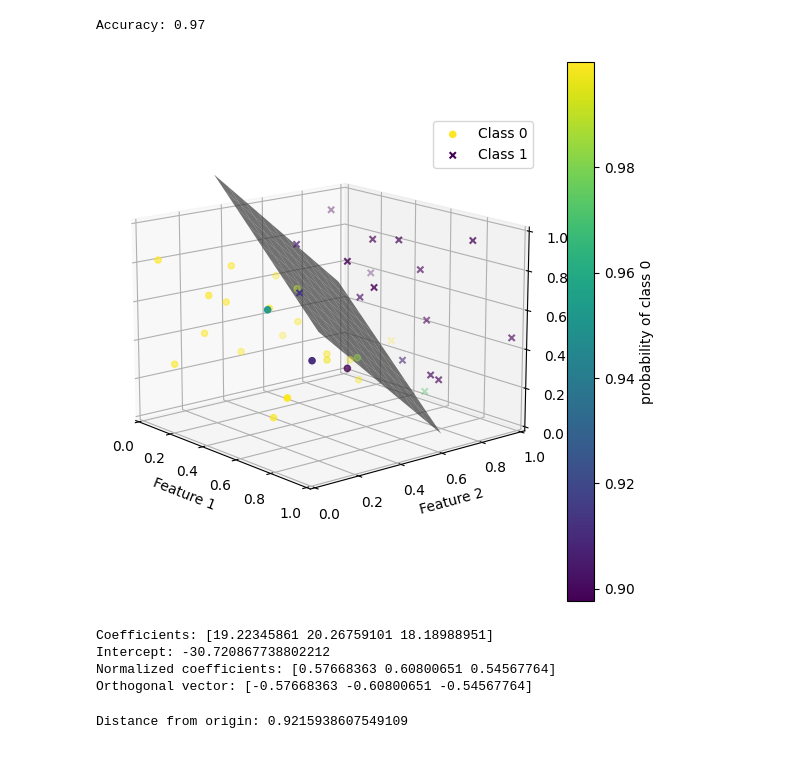
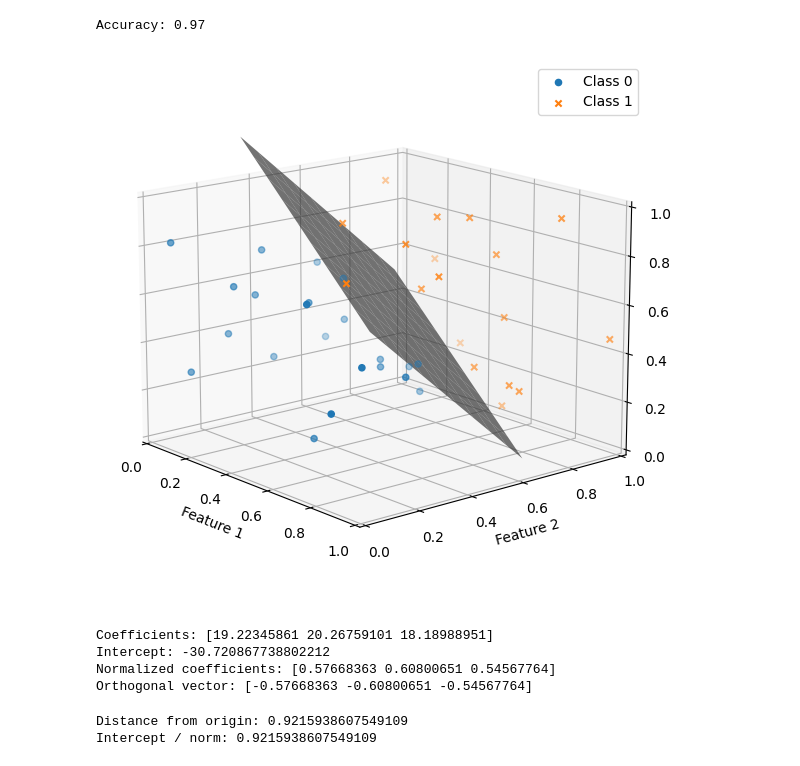
Before and after one commit to JacobLyLa/Qrunner-XAI, a Jupyter notebook: notebooks/data_transform.ipynb, the cells around one changed output. Saved outputs shown, nothing was run; the diff lists cells and outputs as text; code cells hidden in the pictures.

```diff
--- a/notebooks/data_transform.ipynb
+++ b/notebooks/data_transform.ipynb
@@ -30,36 +30,34 @@ Accuracy: 0.97
 # %%
 # Create a 3D scatter plot
 fig = plt.figure(figsize=(7, 7))
 ax = fig.add_subplot(111, projection='3d')
 ax.view_init(elev=15, azim=-40)
 
 ax.set_xlim(0, 1)
 ax.set_ylim(0, 1)
 ax.set_zlim(0, 1)
 
 # Plot points from class 0 and class 1
 class_0_indices = np.where(y_test == 0)[0]
 class_1_indices = np.where(y_test == 1)[0]
 
-probas = clf.predict_proba(X_test)
-# Color by cosine similarity
-ax.scatter(X_test[class_0_indices, 0], X_test[class_0_indices, 1], X_test[class_0_indices, 2], marker='o', label='Class 0', c=probas[class_0_indices, 0])
-ax.scatter(X_test[class_1_indices, 0], X_test[class_1_indices, 1], X_test[class_1_indices, 2], marker='x', label='Class 1', c=probas[class_1_indices, 0])
+ax.scatter(X_test[class_0_indices, 0], X_test[class_0_indices, 1], X_test[class_0_indices, 2], marker='o', label='Class 0')
+ax.scatter(X_test[class_1_indices, 0], X_test[class_1_indices, 1], X_test[class_1_indices, 2], marker='x', label='Class 1')
 
 # Create a meshgrid to plot the decision boundary
 xx, yy = np.meshgrid(np.linspace(0.2, 0.8, 10), np.linspace(0.2, 0.8, 10))
 zz = (-clf.intercept_[0] - clf.coef_[0][0] * xx - clf.coef_[0][1] * yy) / clf.coef_[0][2]
 ax.plot_surface(xx, yy, zz, color='gray', alpha=0.7)
 
 ax.set_xlabel('Feature 1')
 ax.set_ylabel('Feature 2')
 ax.set_zlabel('Feature 3')
 
 plt.legend()
 plt.savefig('../figures/cav_visualized_0.png')
 plt.show()
 # %% [output]
-[figure, old version]
+[figure, new version]
 # %%
 # Get the coefficients of the decision boundary
 coefficients = clf.coef_[0]
@@ -83,12 +81,14 @@ Orthogonal vector: [-0.57668363 -0.60800651 -0.54567764]
 # Transform the data around the decision boundary
 distance_origin = abs(intercept) / np.linalg.norm(coefficients)
 print("Distance from origin:", distance_origin)
+print("Intercept / norm:", abs(intercept / norm))
 origin_vector = cav * distance_origin
 X_train = X_train + origin_vector
 X_test = X_test + origin_vector
 clf.intercept_[0] = 0
 # %% [output]
 Distance from origin: 0.9215938607549109
+Intercept / norm: 0.9215938607549109
 # %%
 fig = plt.figure(figsize=(7, 7))
 ax = fig.add_subplot(111, projection='3d')
```
Also changed, not shown: parts of 1 cell of this notebook, 6 other files.
